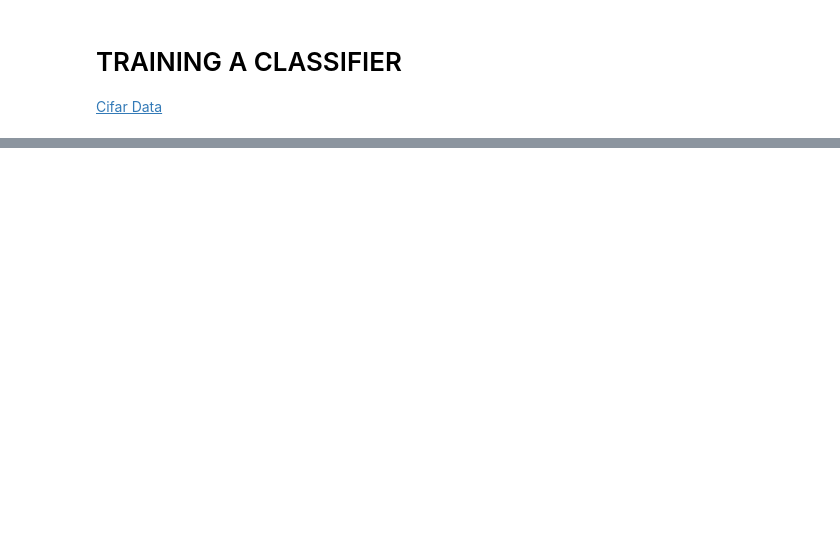
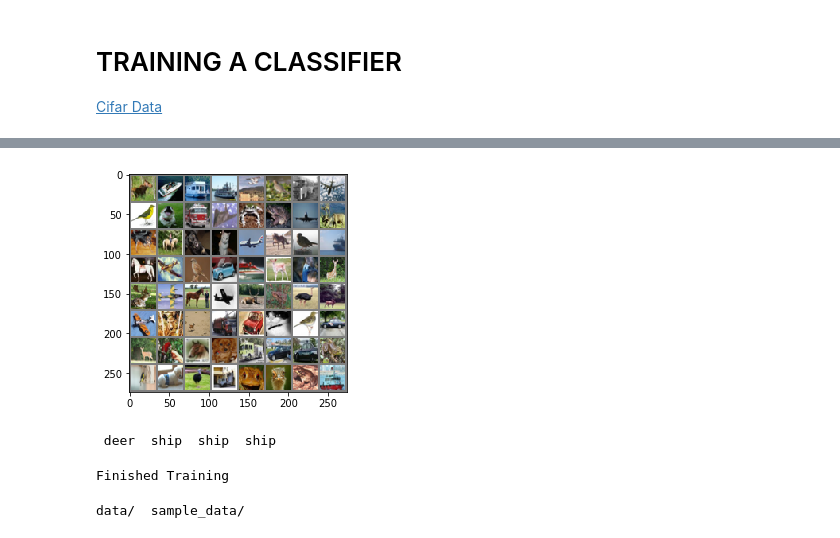
Before and after one commit to IsraelAbebe/Personal-Projects-and-Exercises, a Jupyter notebook: Tutorials/Pytorch_Tutorial.ipynb, the cells around one changed output, grey strips where cells are left out. Cells and saved outputs as stored; diff of their text form; code cells hidden in the pictures; blank space fills up the shorter version.

```diff
--- a/Tutorials/Pytorch_Tutorial.ipynb
+++ b/Tutorials/Pytorch_Tutorial.ipynb
@@ -239,0 +233,11 @@ SyntaxError: ignored
+# %%
+transform = transforms.Compose([transforms.ToTensor(),
+                                transforms.Normalize((0.5, 0.5, 0.5), (0.5, 0.5, 0.5))])
+# %%
+
+trainset = torchvision.datasets.CIFAR10(root='./data', train=True,
+                                        download=True, transform=transform)
+
+
+testset = torchvision.datasets.CIFAR10(root='./data', train=False,
+                                       download=True, transform=transform)
@@ -239,0 +256,33 @@ SyntaxError: ignored
+# %%
+trainloader = torch.utils.data.DataLoader(trainset, batch_size=64,
+                                          shuffle=True, num_workers=4)
+testloader = torch.utils.data.DataLoader(testset, batch_size=64,
+                                         shuffle=False, num_workers=4)
+
+classes = ('plane', 'car', 'bird', 'cat',
+           'deer', 'dog', 'frog', 'horse', 'ship', 'truck')
+# %%
+import matplotlib.pyplot as plt
+import numpy as np
+
+# functions to show an image
+
+
+def imshow(img):
+    img = img / 2 + 0.5     # unnormalize
+    npimg = img.numpy()
+    plt.imshow(np.transpose(npimg, (1, 2, 0)))
+    plt.show()
+
+
+# get some random training images
+dataiter = iter(trainloader)
+images, labels = dataiter.next()
+
+# show images
+imshow(torchvision.utils.make_grid(images))
+# print labels
+print(' '.join('%5s' % classes[labels[j]] for j in range(4)))
+# %% [output]
+[figure, added]
+ deer  ship  ship  ship
@@ -239,0 +295,27 @@ SyntaxError: ignored
+# %%
+for epoch in range(2):  # loop over the dataset multiple times
+
+    running_loss = 0.0
+    for i, data in enumerate(trainloader, 0):
+        # get the inputs; data is a list of [inputs, labels]
+        inputs, labels = data
+
+        # zero the parameter gradients
+        optimizer.zero_grad()
+
+        # forward + backward + optimize
+        outputs = net(inputs)
+        loss = criterion(outputs, labels)
+        loss.backward()
+        optimizer.step()
+
+        # print statistics
+        running_loss += loss.item()
+        if i % 2000 == 1999:    # print every 2000 mini-batches
+            print('[%d, %5d] loss: %.3f' %
+                  (epoch + 1, i + 1, running_loss / 2000))
+            running_loss = 0.0
+
+print('Finished Training')
+# %% [output]
+Finished Training
@@ -239,0 +325,4 @@ SyntaxError: ignored
+# %%
+ls
+# %% [output]
+data/  sample_data/
```
Also changed, not shown: parts of 35 cells of this notebook.
